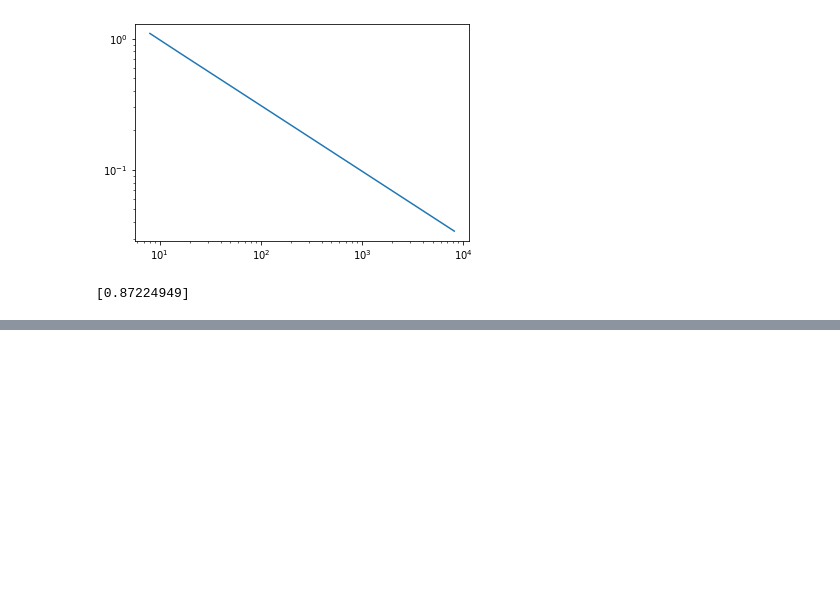
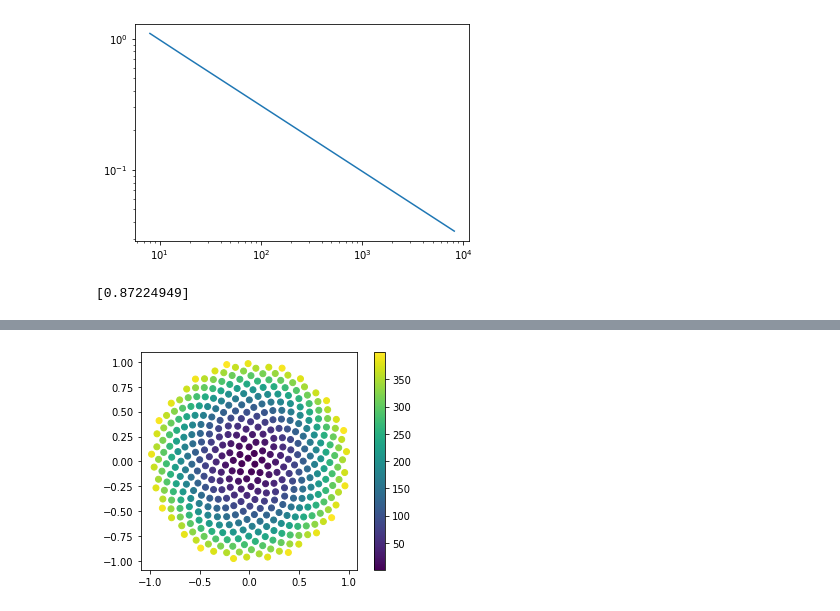
Before and after one commit to gusbeane/pyMND, a Jupyter notebook: mean_interparticle_spacing.ipynb, the cells around one changed output, grey strips where cells are left out. Saved outputs shown, nothing was run; the diff lists cells and outputs as text; code cells hidden in the pictures; blank space fills up the shorter version.

```diff
--- a/mean_interparticle_spacing.ipynb
+++ b/mean_interparticle_spacing.ipynb
@@ -82,0 +91,15 @@ plt.yscale('log')
+# %%
+from numpy import pi, cos, sin, sqrt, arange
+import matplotlib.pyplot as plt
+
+def plot_spiral(p, num_pts=100):
+    indices = arange(0, num_pts, dtype=float) + 0.5
+
+    r = np.sqrt(indices/num_pts)
+    theta = pi * 2* p * indices
+
+    # pl(1.0)
+    plt.scatter(r*cos(theta), r*sin(theta), c=indices)
+    plt.colorbar()
+    ax = plt.gca()
+    ax.set_aspect(1.0)
@@ -82,0 +118,4 @@ plt.yscale('log')
+# %%
+plot_spiral((3+np.sqrt(5))/2, 400)
+# %% [output]
+[figure, added]
```
Also changed, not shown: parts of 17 cells of this notebook.
